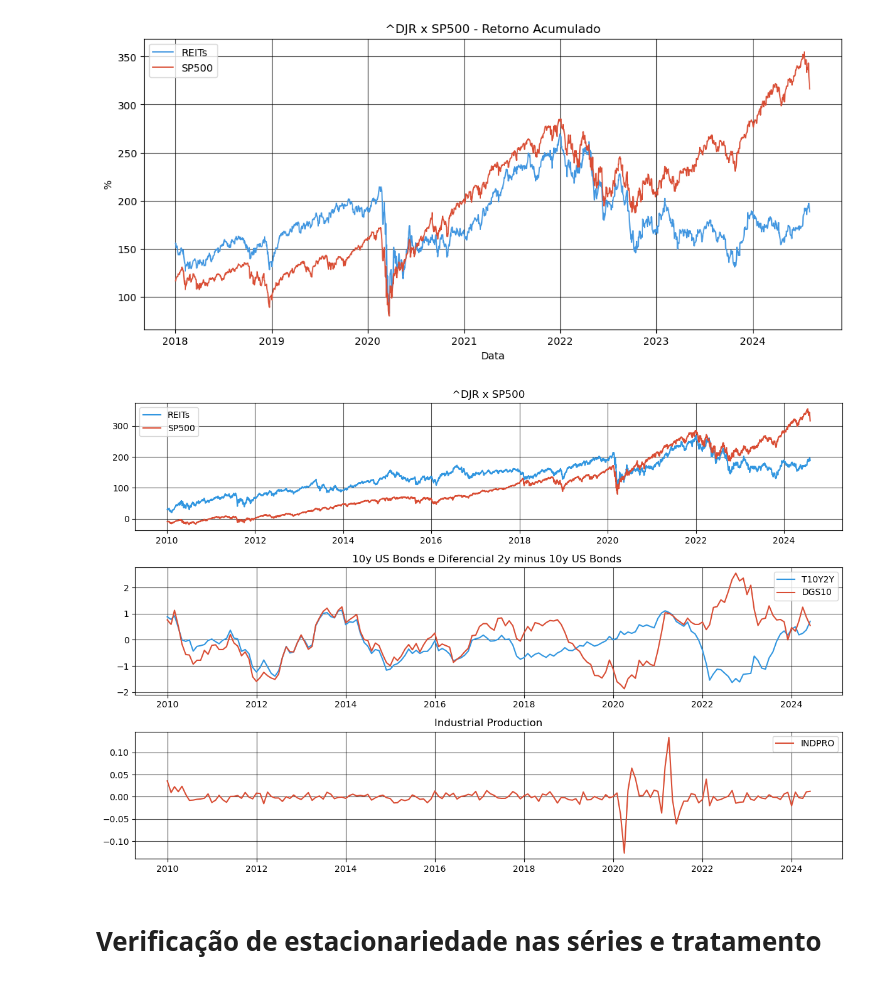
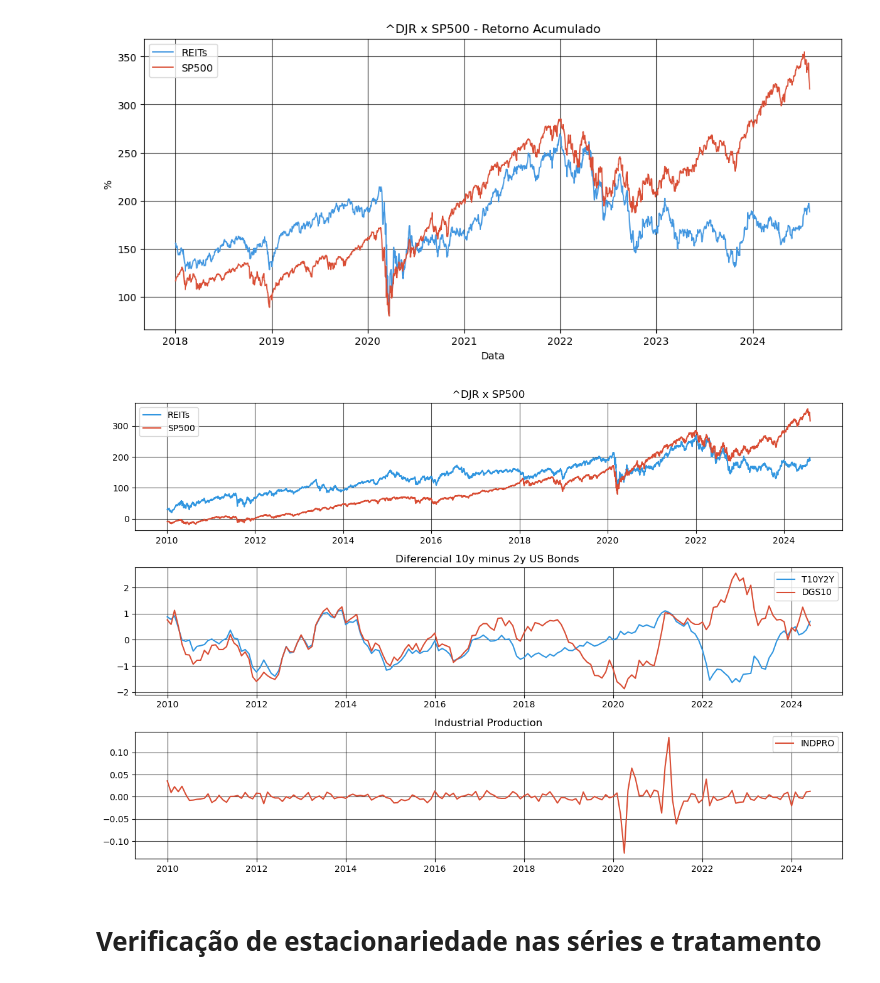
Before and after one commit to caiomferreira/VAR_Model-para-DJR-REITs-index, a Jupyter notebook: REITs.ipynb, the cells around one changed output. Saved outputs shown, nothing was run; the diff lists cells and outputs as text; code cells hidden in the pictures.

```diff
--- a/REITs.ipynb
+++ b/REITs.ipynb
@@ -38,33 +38,33 @@ plt.show()
 # %%
 plt.subplots(3,1,figsize=(12, 8))
 plt.subplot(311)
 plt.plot(df_stocks[df_stocks.index.year >=2010].index, df_stocks[df_stocks.index.year >=2010]['^DJR'], label='REITs', color='#3196e0')
 plt.plot(df_stocks[df_stocks.index.year >=2010].index, df_stocks[df_stocks.index.year >=2010]['^SPX'], label='SP500', color='#d94d34')
 plt.grid(True, linestyle='-', color='black', alpha=0.7)
 plt.legend()
 plt.title('^DJR x SP500')
 
 plt.subplot(312)
 plt.plot(df_base[df_base.index.year >=2010].index, df_base[df_base.index.year >=2010]['T10Y2Y'], label='T10Y2Y', color='#3196e0')
 plt.plot(df_base[df_base.index.year >=2010].index, df_base[df_base.index.year >=2010]['DGS10'], label='DGS10', color='#d94d34')
 plt.grid(True, linestyle='-', color='black', alpha=0.7)
 plt.legend()
-plt.title('10y US Bonds e Diferencial 2y minus 10y US Bonds ')
+plt.title('Diferencial 10y minus 2y US Bonds ')
 
 plt.subplot(313)
 plt.plot(df_base[df_base.index.year >=2010].index, df_base[df_base.index.year >=2010]['INDPRO'], label='INDPRO', color='#d94d34')
 plt.grid(True, linestyle='-', color='black', alpha=0.7)
 plt.legend()
 plt.title('Industrial Production')
 
 
 
 plt.subplots_adjust(hspace=0.45)
 plt.tight_layout()
 plt.savefig('REITSxMacrovar.png')
 plt.show()
 # %% [output]
-[figure, old version]
+[figure, new version]
 # %% [markdown]
 # Verificação de estacionariedade nas séries e tratamento
 # %%
```
Also changed, not shown: 1 other file.
